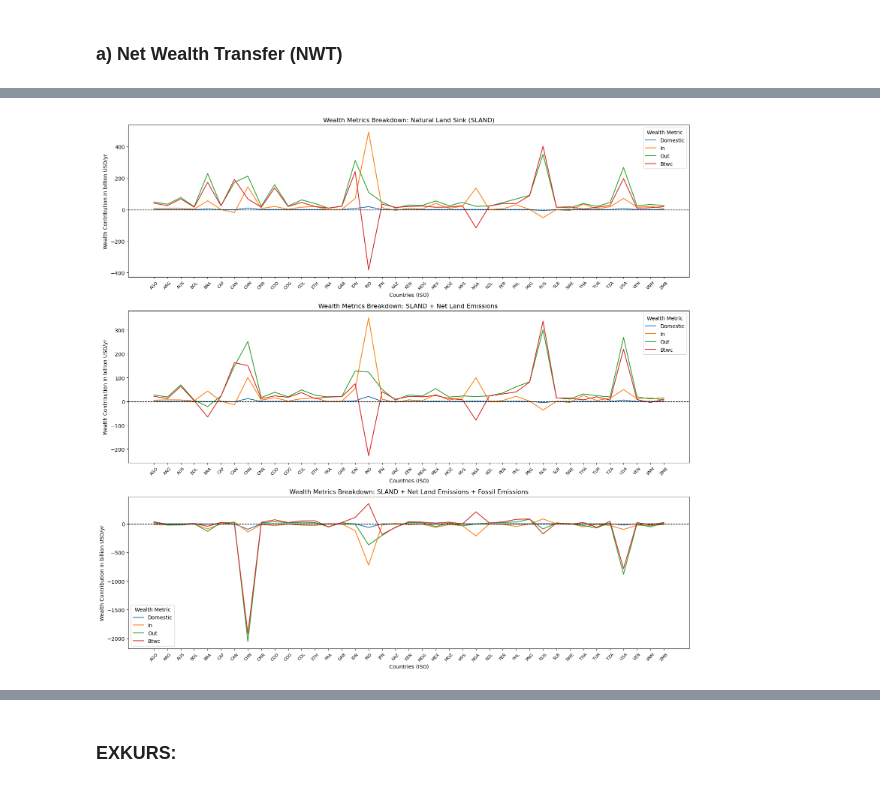
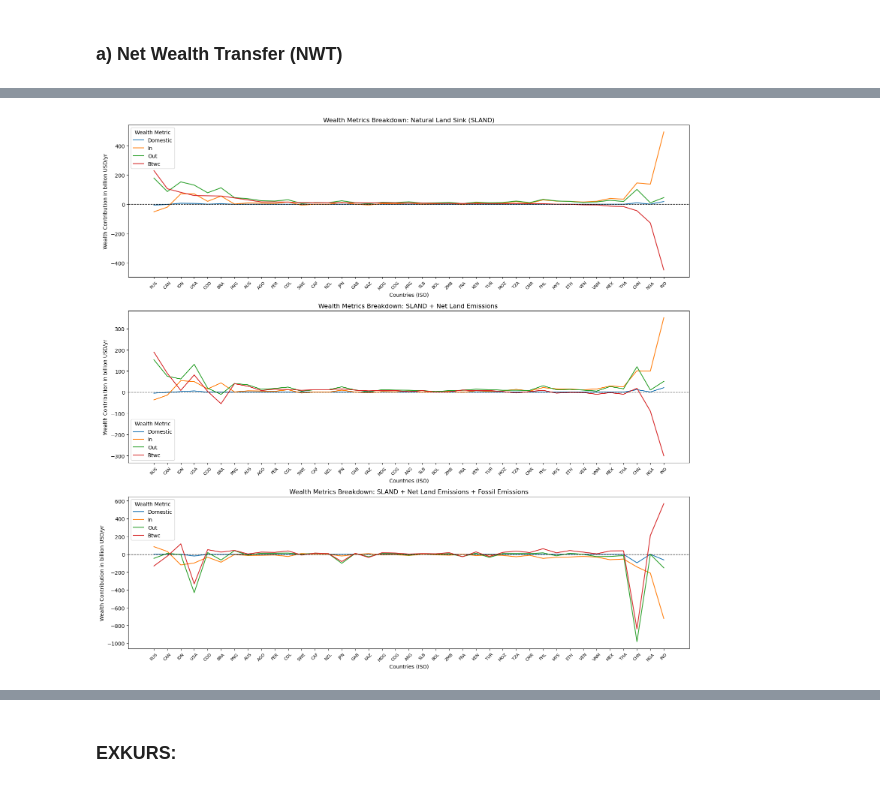
Before and after one commit to isaldiviagonzatti/landCSinkWealth, a Jupyter notebook: code/main.ipynb, the cells around one changed output, grey strips where cells are left out. Drawn from its saved outputs; the diff is of its cells as text; code cells hidden in the pictures.

```diff
--- a/code/main.ipynb
+++ b/code/main.ipynb
@@ -1509,90 +1868,80 @@ plt.show()
 # %%
-# Filter the data for the selected countries
-# Define the list of countries to include
-countries_to_include = [
-    "RUS",
-    "IDN",
-    "USA",
-    "BRA",
-    "CHN",
-    "CAN",
-    "COD",
-    "IND",
-    "PNG",
-    "MEX",
-    "PHL",
-    "COL",
-    "PER",
-    "ARG",
-    "TZA",
-    "AGO",
-    "AUS",
-    "ETH",
-    "JPN",
-    "MYS",
-    "THA",
-    "KEN",
-    "MOZ",
-    "VNM",
-    "ZMB",
-    "MDG",
-    "CAF",
-    "BOL",
-    "NZL",
-    "FRA",
-    "VEN",
-    "CMR",
-    "NGA",
-    "COG",
-    "TUR",
-    "KAZ",
-    "SLB",
-    "GAB",
-    "SWE",
-]
+# Sort the filtered dataframe by SLAND_BTWC in descending order
+filtered_df = filtered_df.sort_values(by="SLAND_BTWC", ascending=False)
 
-filtered_df = wealth_df[wealth_df["iso"].isin(countries_to_include)]
 
 # Group wealth metrics by country instead of continent
+
+
 grouped_data = {}
 
+
 for flux in fluxes:
+
     metrics = [f"{flux}_{metric}" for metric in wealth_metrics]
+
     grouped = filtered_df.groupby("iso")[metrics].sum()
+
     grouped_data[flux] = grouped
 
+# Get the order of countries based on SLAND_BTWC
+sorted_countries = filtered_df["iso"].tolist()
+
+
 # Plot line chart
+
+
 fig, axs = plt.subplots(len(fluxes), 1, figsize=(16, 5 * len(fluxes)))
 
+
 for i, flux in enumerate(fluxes):
+
     grouped = grouped_data[flux]
-    countries = grouped.index  # X-axis labels (countries)
+
+    # Reindex the data to ensure plotting order matches SLAND_BTWC
+    grouped = grouped.reindex(sorted_countries)
+
+    countries = grouped.index  # X-axis labels (countries, now sorted by SLAND_BTWC)
 
     # Plot lines for each wealth metric
     for metric in wealth_metrics:
         axs[i].plot(
             countries,
             grouped[f"{flux}_{metric}"],
             label=metric.capitalize(),
             linestyle="-",
             linewidth=1.5,
         )
 
     # Formatting
+
     axs[i].set_xticks(np.arange(len(countries)))
+
     axs[i].set_xticklabels(countries, rotation=45, fontsize=8)
+
     axs[i].set_xlabel("Countries (ISO)")
+
     axs[i].set_ylabel("Wealth Contribution in billion USD/yr")
+
     axs[i].set_title(f"Wealth Metrics Breakdown: {flux_descriptions[flux]}")
+
     axs[i].axhline(0, color="black", linestyle="--", linewidth=1)  # Zero reference line
+
     axs[i].legend(title="Wealth Metric")
 
+
 # Adjust layout and show
+
+
 plt.tight_layout()
+
+
 plt.savefig(imgDir + "Wealth_metrics_line_plot.jpg", format="jpg")
+
+
 plt.show()
 # %% [output]
-[figure, old version]
+[figure, new version]
 # %%
 # Merge NWT data with world shapefile
 map_df = world.merge(
```
Also changed, not shown: parts of 16 cells of this notebook, 17 other files.
